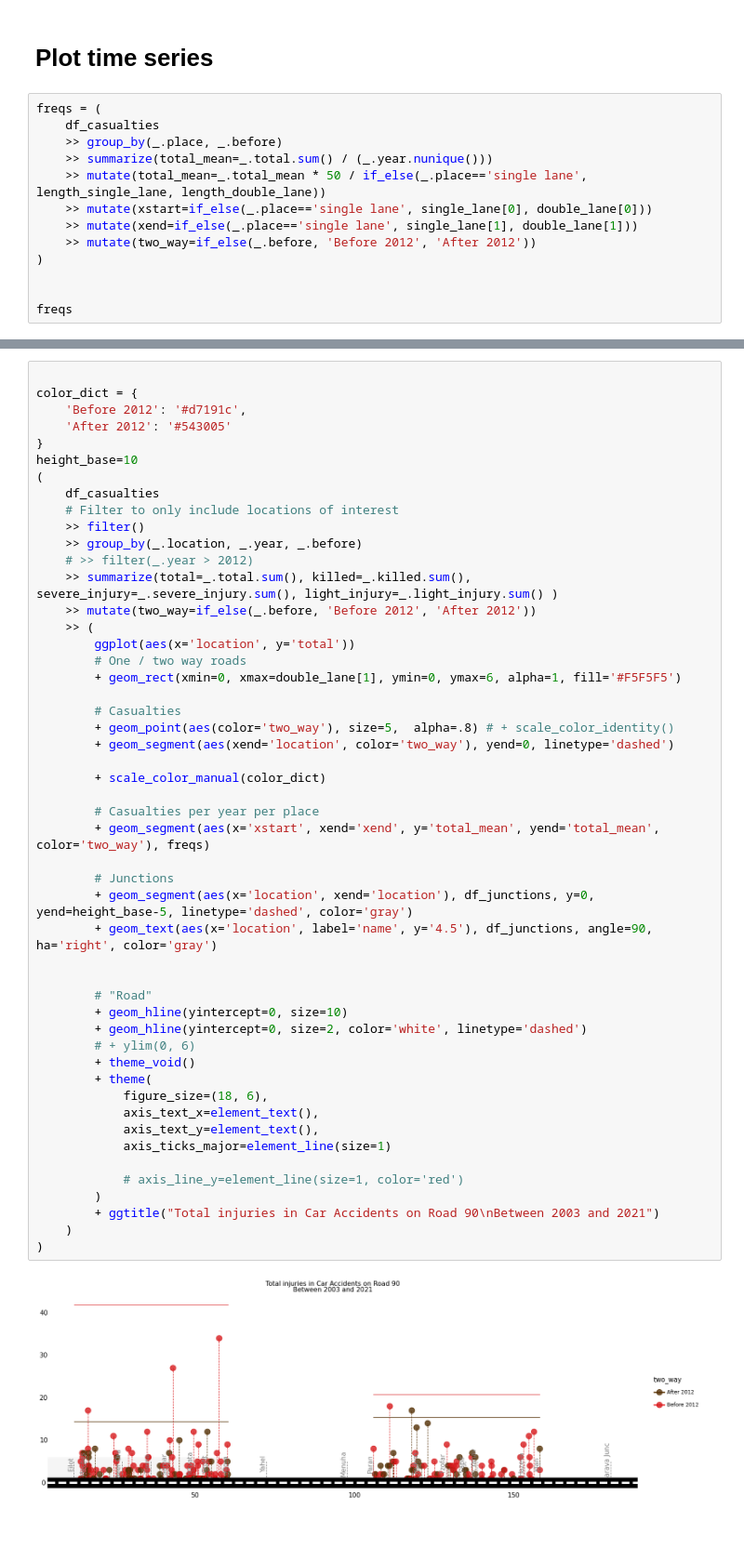
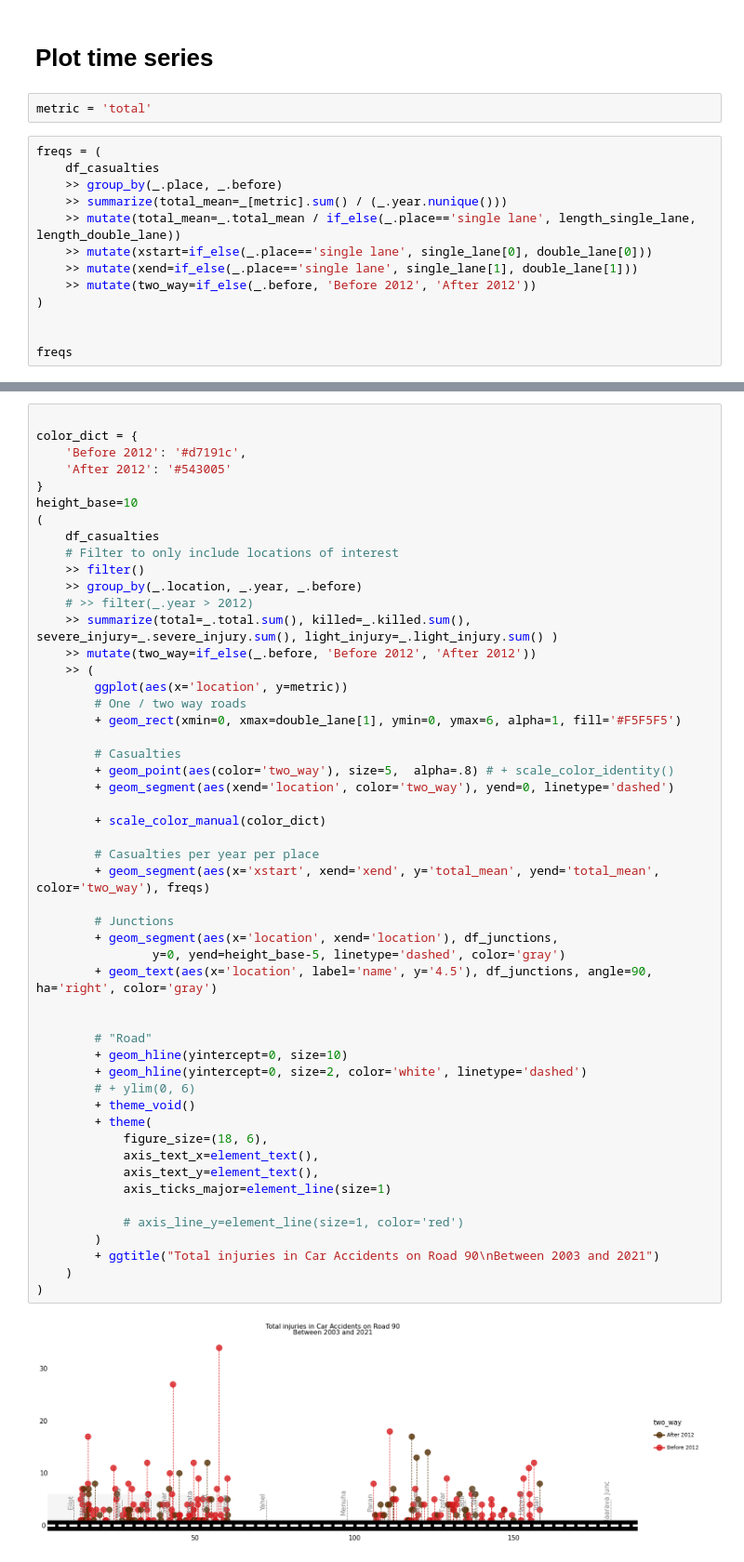
Before and after one commit to omrihar/k90, a Jupyter notebook: notebooks/casualties_limited_comparison.ipynb, the cells around one changed output, grey strips where cells are left out. Shown at 93% size. Drawn from its saved outputs; the diff is of its cells as text; blank space fills up the shorter version.

```diff
--- a/notebooks/casualties_limited_comparison.ipynb
+++ b/notebooks/casualties_limited_comparison.ipynb
@@ -67,12 +67,14 @@ df_casualties
 213 rows × 8 columns
 # %% [markdown]
 # Plot time series
+# %%
+metric = 'total'
 # %%
 freqs = (
     df_casualties
     >> group_by(_.place, _.before)
-    >> summarize(total_mean=_.total.sum() / (_.year.nunique()))
-    >> mutate(total_mean=_.total_mean * 50 / if_else(_.place=='single lane', length_single_lane, length_double_lane))
+    >> summarize(total_mean=_[metric].sum() / (_.year.nunique()))
+    >> mutate(total_mean=_.total_mean / if_else(_.place=='single lane', length_single_lane, length_double_lane))
     >> mutate(xstart=if_else(_.place=='single lane', single_lane[0], double_lane[0]))
     >> mutate(xend=if_else(_.place=='single lane', single_lane[1], double_lane[1]))
     >> mutate(two_way=if_else(_.before, 'Before 2012', 'After 2012'))
@@ -102,39 +104,40 @@ height_base=10
     >> summarize(total=_.total.sum(), killed=_.killed.sum(), severe_injury=_.severe_injury.sum(), light_injury=_.light_injury.sum() )
     >> mutate(two_way=if_else(_.before, 'Before 2012', 'After 2012'))
     >> (
-        ggplot(aes(x='location', y='total'))
+        ggplot(aes(x='location', y=metric))
         # One / two way roads
         + geom_rect(xmin=0, xmax=double_lane[1], ymin=0, ymax=6, alpha=1, fill='#F5F5F5')
 
         # Casualties
         + geom_point(aes(color='two_way'), size=5,  alpha=.8) # + scale_color_identity()
         + geom_segment(aes(xend='location', color='two_way'), yend=0, linetype='dashed')
 
         + scale_color_manual(color_dict)
 
         # Casualties per year per place
         + geom_segment(aes(x='xstart', xend='xend', y='total_mean', yend='total_mean', color='two_way'), freqs)
 
         # Junctions
-        + geom_segment(aes(x='location', xend='location'), df_junctions, y=0, yend=height_base-5, linetype='dashed', color='gray')
+        + geom_segment(aes(x='location', xend='location'), df_junctions,
+                y=0, yend=height_base-5, linetype='dashed', color='gray')
         + geom_text(aes(x='location', label='name', y='4.5'), df_junctions, angle=90, ha='right', color='gray')
 
 
         # "Road"
         + geom_hline(yintercept=0, size=10)
         + geom_hline(yintercept=0, size=2, color='white', linetype='dashed')
         # + ylim(0, 6)
         + theme_void()
         + theme(
             figure_size=(18, 6),
             axis_text_x=element_text(),
             axis_text_y=element_text(),
             axis_ticks_major=element_line(size=1)
 
             # axis_line_y=element_line(size=1, color='red')
         )
         + ggtitle("Total injuries in Car Accidents on Road 90\nBetween 2003 and 2021")
     )
 )
 # %% [output]
-[figure, old version]
+[figure, new version]
```
Also changed, not shown: parts of 2 cells of this notebook, 4 other files.
